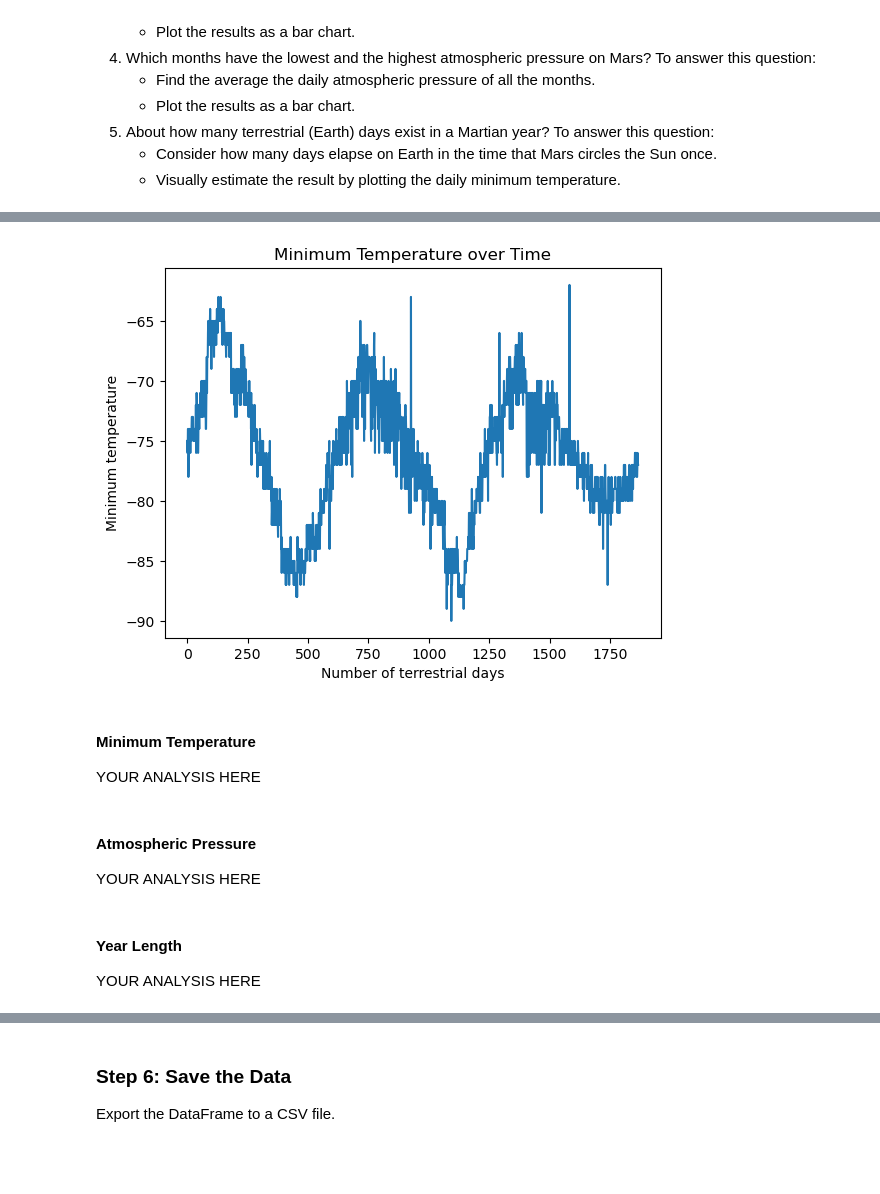
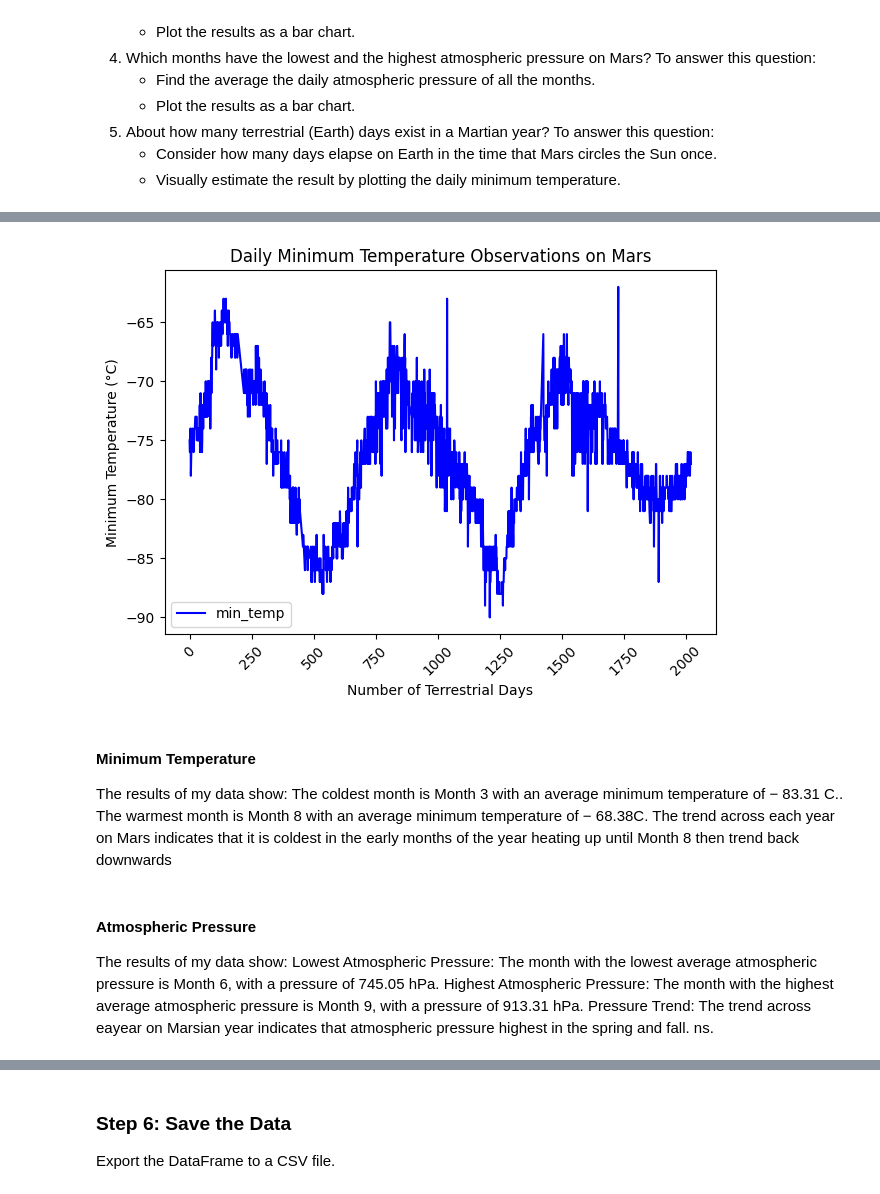
Before and after one commit to SRF-DS/mars-splinter-soup, a Jupyter notebook: part_2_mars_weather.ipynb, the cells around one changed output, grey strips where cells are left out. Drawn from its saved outputs; the diff is of its cells as text; code cells hidden in the pictures; blank space fills up the shorter version.

```diff
--- a/part_2_mars_weather.ipynb
+++ b/part_2_mars_weather.ipynb
@@ -192,17 +243,28 @@ Name: pressure, dtype: float64
 # %%
 # 5. How many terrestrial (Earth) days are there in a Martian year?
 # Visually estimate the result by plotting the daily minimum temperature of each observation in the data set.
+df['terrestrial_day_count'] = (df['terrestrial_date'] - df['terrestrial_date'].min()).dt.days
+
+df.plot(x='terrestrial_day_count', y='min_temp', kind='line', color='blue')
+plt.title('Daily Minimum Temperature Observations on Mars')
+plt.xlabel('Number of Terrestrial Days')
+plt.ylabel('Minimum Temperature (°C)')
+plt.xticks(rotation=45)
+plt.tight_layout()
+plt.show()
+
+# Note: Manually observe the plot for cyclical patterns
 # %% [output]
-[figure, old version]
+[figure, new version]
-# %% [markdown]
-#### Minimum Temperature
-
-YOUR ANALYSIS HERE
-# %% [markdown]
-#### Atmospheric Pressure
-
-YOUR ANALYSIS HERE
-# %% [markdown]
-#### Year Length
-
-YOUR ANALYSIS HERE
+# %% [markdown]
+#### Minimum Temperature
+The results of my data show:
+The coldest month is Month 3 with an average minimum temperature of − 83.31 C..
+The warmest month is Month 8 with an average minimum temperature of − 68.38C.
+The trend across each year on Mars indicates that it is coldest in the early months of the year heating up until Month 8 then trend back downwards
+# %% [markdown]
+#### Atmospheric Pressure
+The results of my data show:
+Lowest Atmospheric Pressure: The month with the lowest average atmospheric pressure is Month 6, with a pressure of 745.05 hPa.
+Highest Atmospheric Pressure: The month with the highest average atmospheric pressure is Month 9, with a pressure of 913.31 hPa.
+Pressure Trend: The trend across eayear on Marsian year indicates that atmospheric pressure highest in the spring and fall. ns.
```
Also changed, not shown: parts of 13 cells of this notebook.
